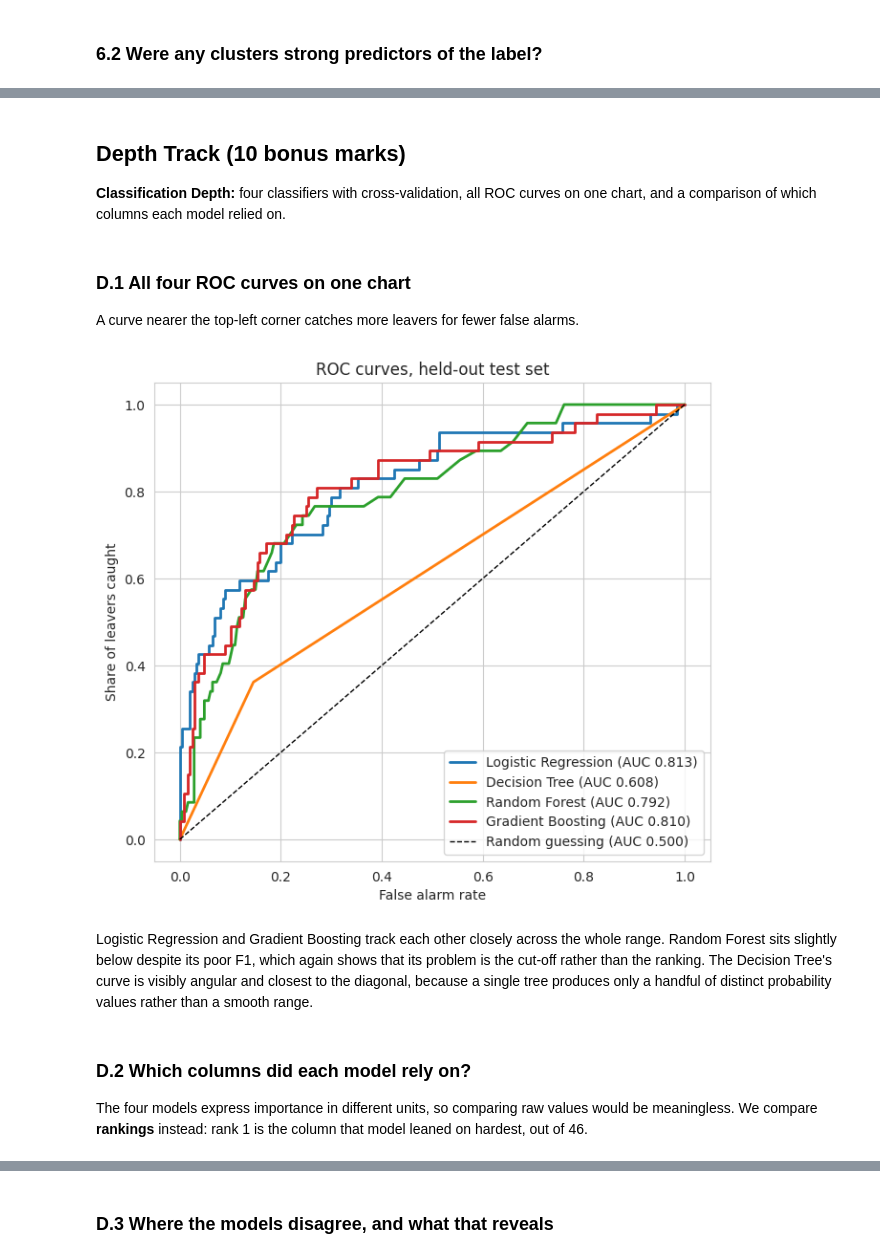
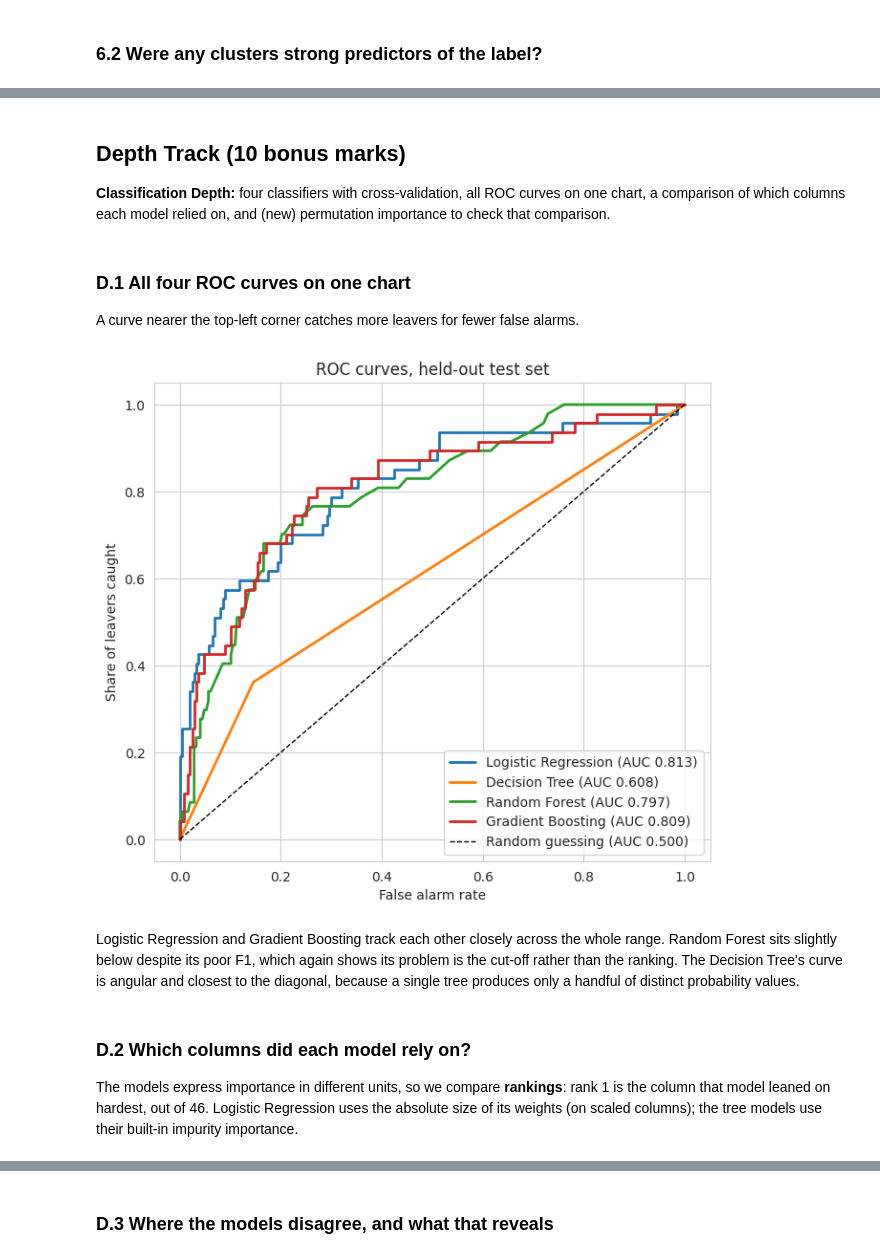
Before and after one commit to Praise-Oluwasikemi/TS-Academy-Group-4-IBM-HR-Analytics-Attrition, a Jupyter notebook: group_04_yourname.ipynb, the cells around one changed output, grey strips where cells are left out. Drawn from its saved outputs; the diff is of its cells as text; code cells hidden in the pictures.

```diff
--- a/group_04_yourname.ipynb
+++ b/group_04_yourname.ipynb
@@ -1089,11 +1051,10 @@ in proportion to the real 84/16 split. It is the floor every real model must cle
 # %%
-# Four classifiers plus the required baseline.
 models = {
-    'Stratified Dummy':    DummyClassifier(strategy='stratified', random_state=RANDOM_STATE),
-    'Logistic Regression': LogisticRegression(max_iter=2000, random_state=RANDOM_STATE),
-    'Decision Tree':       DecisionTreeClassifier(random_state=RANDOM_STATE),
-    'Random Forest':       RandomForestClassifier(n_estimators=200, random_state=RANDOM_STATE, n_jobs=-1),
-    'Gradient Boosting':   GradientBoostingClassifier(random_state=RANDOM_STATE),
+    'Stratified Dummy':    make_pipe(DummyClassifier(strategy='stratified', random_state=RANDOM_STATE)),
+    'Logistic Regression': make_pipe(lr_model()),
+    'Decision Tree':       make_pipe(DecisionTreeClassifier(random_state=RANDOM_STATE)),
+    'Random Forest':       make_pipe(RandomForestClassifier(n_estimators=200, random_state=RANDOM_STATE, n_jobs=-1)),
+    'Gradient Boosting':   make_pipe(GradientBoostingClassifier(random_state=RANDOM_STATE)),
 }
 print('Models to compare:', len(models) - 1, 'classifiers plus the dummy baseline')
 # %% [output]
@@ -1101,14 +1062,11 @@ Models to compare: 4 classifiers plus the dummy baseline
 # %% [markdown]
 ### 4.3 Cross-validated scoring
 # %%
-# Score every model with 5-fold cross-validation.
-# return_train_score lets us compare training performance against test
-# performance, which is how overfitting becomes visible.
 SCORING = ['accuracy', 'precision', 'recall', 'f1', 'roc_auc']
 
 rows = []
 for name, model in models.items():
-    r = cross_validate(model, X_scaled_df, y, cv=cv, scoring=SCORING,
+    r = cross_validate(model, X_encoded, y, cv=cv, scoring=SCORING,
                        n_jobs=-1, return_train_score=True)
     row = {'Model': name}
     for s in SCORING:
@@ -1242,27 +1201,25 @@ actually caught.
 # %%
-# Confusion matrices on the held-out test set.
-# The number that matters here is the bottom-left cell: leavers the model
-# said would stay.
 fitted = {}
+cm_counts = {}
 fig, axes = plt.subplots(1, 5, figsize=(22, 4))
 
 for ax, (name, model) in zip(axes, models.items()):
     m = model.fit(X_train, y_train)
     fitted[name] = m
     cm = confusion_matrix(y_test, m.predict(X_test))
+    tn, fp, fn, tp = cm.ravel()
+    cm_counts[name] = (int(tn), int(fp), int(fn), int(tp))
     sns.heatmap(cm, annot=True, fmt='d', cmap='Blues', cbar=False, ax=ax,
                 xticklabels=['stayed', 'left'], yticklabels=['stayed', 'left'])
-    tn, fp, fn, tp = cm.ravel()
     ax.set_title('%s\ncaught %d of %d leavers' % (name, tp, tp + fn))
     ax.set_xlabel('predicted')
     ax.set_ylabel('actual')
-
 plt.tight_layout()
 plt.show()
 
-print('Leavers in the test set:', int(y_test.sum()))
-for name, m in fitted.items():
-    tn, fp, fn, tp = confusion_matrix(y_test, m.predict(X_test)).ravel()
+N_LEFT_TEST = int(y_test.sum())
+print('Leavers in the test set:', N_LEFT_TEST)
+for name, (tn, fp, fn, tp) in cm_counts.items():
     print('  %-21s caught %2d  missed %2d  false alarms %2d' % (name, tp, fn, fp))
 # %% [output]
 [figure]
@@ -1910,42 +1791,31 @@ a limited budget has value even when it does not tell you where to spend it.
 # %% [markdown]
 ## Depth Track (10 bonus marks)
 
-**Classification Depth:** four classifiers with cross-validation, all ROC curves on one
-chart, and a comparison of which columns each model relied on.
+**Classification Depth:** four classifiers with cross-validation, all ROC curves on one chart, a comparison of which columns each model relied on, and (new) permutation importance to check that comparison.
 # %% [markdown]
 ### D.1 All four ROC curves on one chart
 
 A curve nearer the top-left corner catches more leavers for fewer false alarms.
 # %%
-# All four ROC curves on one chart. A curve closer to the top-left corner
-# is a model that catches more leavers for fewer false alarms.
 plt.figure(figsize=(7.5, 6.5))
-
 for name, m in fitted.items():
     if name == 'Stratified Dummy':
         continue
-    probs = m.predict_proba(X_test)[:, 1]
-    fpr, tpr, _ = roc_curve(y_test, probs)
-    plt.plot(fpr, tpr, lw=2, label='%s (AUC %.3f)' % (name, roc_auc_score(y_test, probs)))
-
+    p = m.predict_proba(X_test)[:, 1]   # local name, so Part 5 variables are not overwritten
+    fpr, tpr, _ = roc_curve(y_test, p)
+    plt.plot(fpr, tpr, lw=2, label='%s (AUC %.3f)' % (name, roc_auc_score(y_test, p)))
 plt.plot([0, 1], [0, 1], 'k--', lw=1, label='Random guessing (AUC 0.500)')
 plt.xlabel('False alarm rate')
 plt.ylabel('Share of leavers caught')
 plt.title('ROC curves, held-out test set')
 plt.legend(loc='lower right')
 plt.show()
 # %% [output]
-[figure, old version]
+[figure, new version]
 # %% [markdown]
-Logistic Regression and Gradient Boosting track each other closely across the whole
-range. Random Forest sits slightly below despite its poor F1, which again shows that its
-problem is the cut-off rather than the ranking. The Decision Tree's curve is visibly
-angular and closest to the diagonal, because a single tree produces only a handful of
-distinct probability values rather than a smooth range.
+Logistic Regression and Gradient Boosting track each other closely across the whole range. Random Forest sits slightly below despite its poor F1, which again shows its problem is the cut-off rather than the ranking. The Decision Tree's curve is angular and closest to the diagonal, because a single tree produces only a handful of distinct probability values.
 # %% [markdown]
 ### D.2 Which columns did each model rely on?
 
-The four models express importance in different units, so comparing raw values would be
-meaningless. We compare **rankings** instead: rank 1 is the column that model leaned on
-hardest, out of 46.
+The models express importance in different units, so we compare **rankings**: rank 1 is the column that model leaned on hardest, out of 46. Logistic Regression uses the absolute size of its weights (on scaled columns); the tree models use their built-in impurity importance.
 # %%
```
Also changed, not shown: parts of 135 cells of this notebook.
